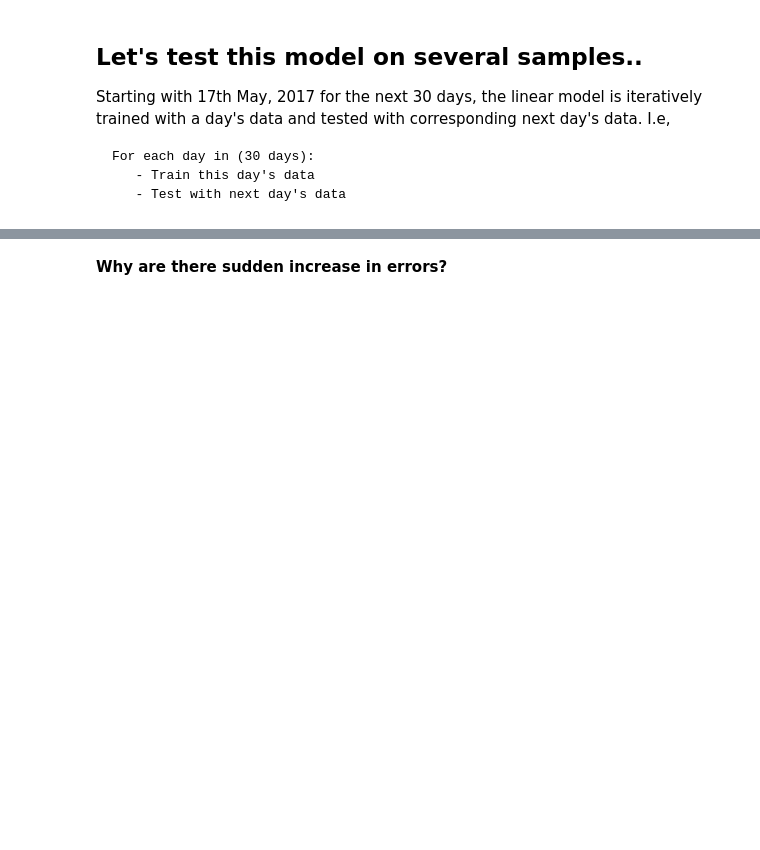
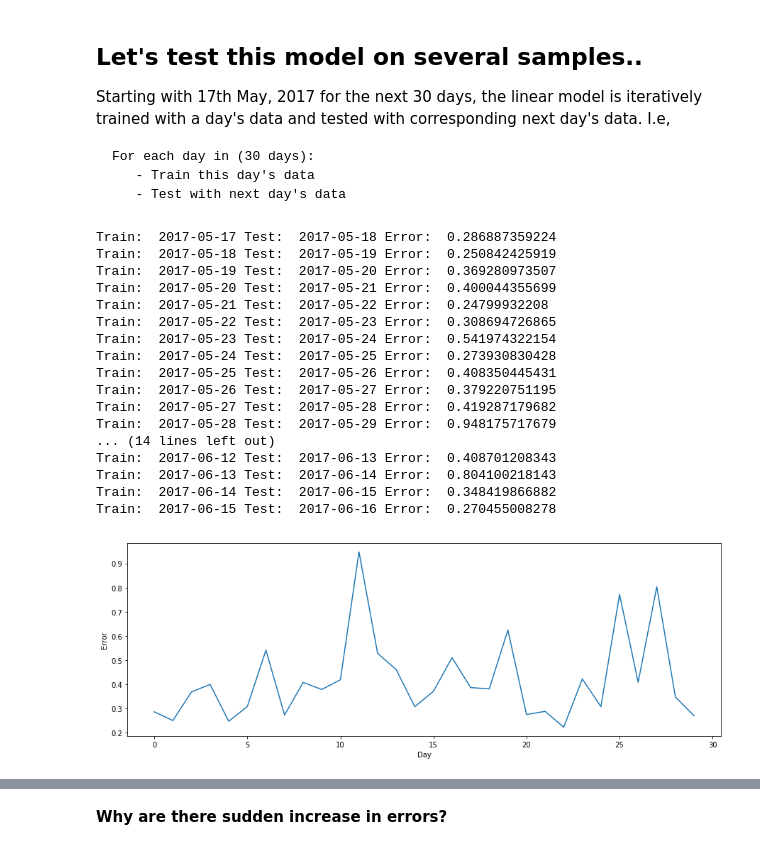
Before and after one commit to MiachelGu/chiller-plants, a Jupyter notebook: notebooks/3. Simple Regression - Insead.ipynb, the cells around one changed output, grey strips where cells are left out. Saved outputs shown, nothing was run; the diff lists cells and outputs as text; code cells hidden in the pictures; blank space fills up the shorter version.

````diff
--- a/notebooks/3. Simple Regression - Insead.ipynb
+++ b/notebooks/3. Simple Regression - Insead.ipynb
@@ -221,0 +190,25 @@ Error percent:  0.281326949
+# %%
+# take the sample we're interested in.
+train = data["2017-05-17":"2017-05-17"]  # Train on this day
+test = data["2017-05-18":"2017-05-18"] # Test on the next day
+
+# consider the target and features for training
+features = ["loadsys", "drybulb", "rh", "cwrhdr", "cwsfhdr"]
+target = "cwshdr"
+
+# fit the model
+reg = linear_model.LinearRegression()
+reg.fit(train[features].values, train[target].values)
+
+# check the metrics
+y_predict = reg.predict(test[features].values)
+y_test = test[target].values
+print("MSE: ", metrics.mean_squared_error(y_test, y_predict))
+print("Variance score: ", metrics.explained_variance_score(y_test, y_predict), "(1 is the best)")
+print("R Squared score: ", reg.score(test[features].values, test[target].values))
+print("Coef: ", reg.coef_)
+print("Intercept: ", reg.intercept_)
+
+# 5% or 10% error is where we are looking at..
+print("Error percent (no inf): ", mean_absolute_error_percent_noinf(y_test, y_predict))
+print("Error percent: ", mean_absolute_error_percent(y_test, y_predict))
@@ -254,40 +255,63 @@ For each day in (30 days):
    - Test with next day's data
 ```
 # %%
-import datetime as dt
-
 # data := data, numpy nd array.
 # start := dt.date object
 # period := # of consecutive datys to test
 def run(data, start, period):
     err_list = []
 
     # starting date
     start_date = start
 
     for _ in range(period):
         # select the dates. Train with data of day N, test on N+1 day.
         date_train = start_date.strftime("%Y-%m-%d")
         date_test = (start_date + dt.timedelta(days=1)).strftime("%Y-%m-%d")
 
         # take the sample we're interested in.
         train = data[date_train:date_train]  # Train on this day
         test = data[date_test:date_test] # Test on the next day
 
         # fit the model
         reg = linear_model.LinearRegression()
         reg.fit(train[features].values, train[target].values)
 
         # Log the metrics
         y_predict = reg.predict(test[features].values)
         y_test = test[target].values
-        err_list.append(error_percentage(y_test, y_predict))
+        err_list.append(mean_absolute_error_percent_noinf(y_test, y_predict))
 
-        print("Train: ", start_date, "Test: ", start_date + dt.timedelta(1), "Err: ", err_list[-1])
+        print("Train: ", start_date, "Test: ", start_date + dt.timedelta(1), "Error: ", err_list[-1])
 
         # update the start date
         # NOTE: This worked well without updating the start date. That means
         # there has to be something with selecting "good" dataset for training..
-        start_date = start_date + dt.timedelta(1)
+        start_date = start_date + dt.timedelta(days=1)
 
     return err_list
+
+
+
+err_list = run(data=data, start=dt.date(2017,5,17), period=30)
+fig, ax = plt.subplots(1, 1, figsize=(15,5))
+ax.plot(err_list); ax.set_xlabel("Day"); ax.set_ylabel("Error");
+# %% [output]
+Train:  2017-05-17 Test:  2017-05-18 Error:  0.286887359224
+Train:  2017-05-18 Test:  2017-05-19 Error:  0.250842425919
+Train:  2017-05-19 Test:  2017-05-20 Error:  0.369280973507
+Train:  2017-05-20 Test:  2017-05-21 Error:  0.400044355699
+Train:  2017-05-21 Test:  2017-05-22 Error:  0.24799932208
+Train:  2017-05-22 Test:  2017-05-23 Error:  0.308694726865
+Train:  2017-05-23 Test:  2017-05-24 Error:  0.541974322154
+Train:  2017-05-24 Test:  2017-05-25 Error:  0.273930830428
+Train:  2017-05-25 Test:  2017-05-26 Error:  0.408350445431
+Train:  2017-05-26 Test:  2017-05-27 Error:  0.379220751195
+Train:  2017-05-27 Test:  2017-05-28 Error:  0.419287179682
+Train:  2017-05-28 Test:  2017-05-29 Error:  0.948175717679
+... (14 lines left out)
+Train:  2017-06-12 Test:  2017-06-13 Error:  0.408701208343
+Train:  2017-06-13 Test:  2017-06-14 Error:  0.804100218143
+Train:  2017-06-14 Test:  2017-06-15 Error:  0.348419866882
+Train:  2017-06-15 Test:  2017-06-16 Error:  0.270455008278
+[figure, added]
````
Also changed, not shown: parts of 29 cells of this notebook.
